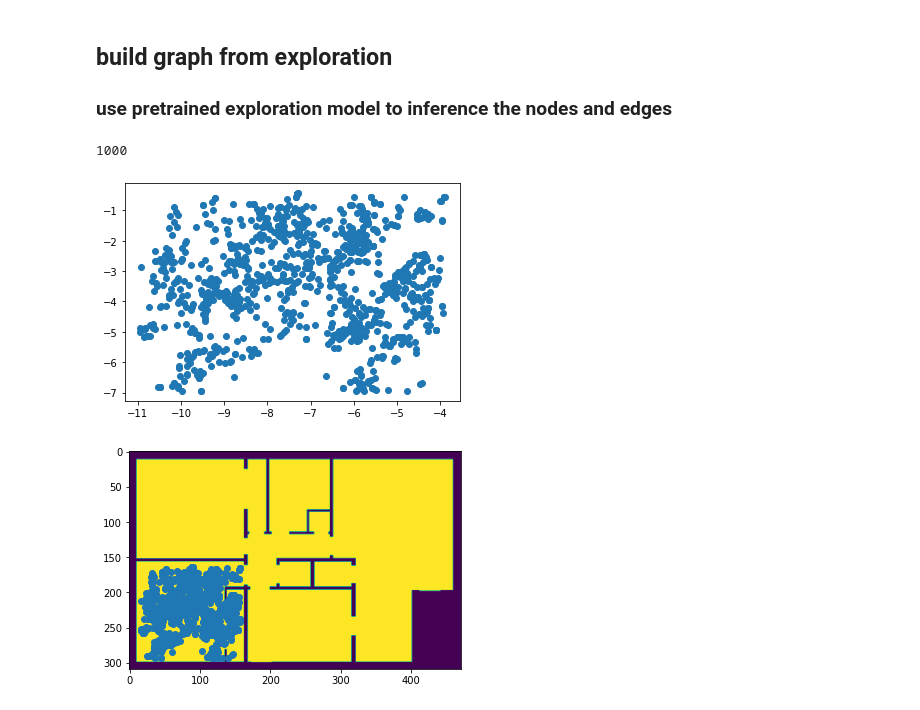
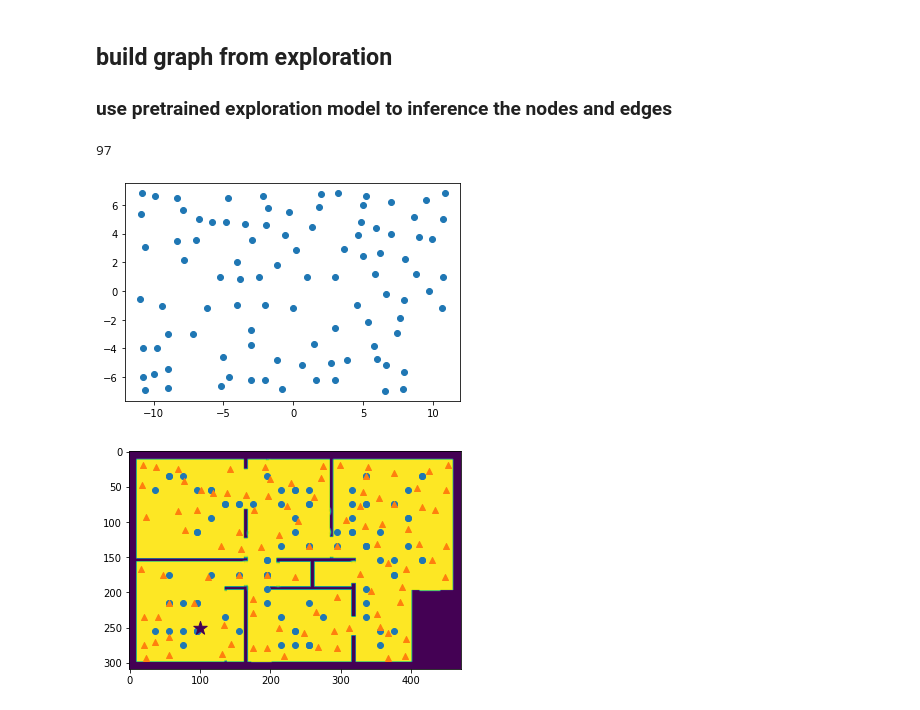
Before and after one commit to kai-zhang-er/interactive-navigation, a Jupyter notebook: contruct_graph.ipynb, the cells around one changed output. Drawn from its saved outputs; the diff is of its cells as text; code cells hidden in the pictures.

```diff
--- a/contruct_graph.ipynb
+++ b/contruct_graph.ipynb
@@ -12,30 +14,29 @@ import matplotlib.pyplot as plt
 
 nodes_list=[]
 
-with open("nodes.txt", "r") as f:
+with open("explore_nodes.txt", "r") as f:
     lines=f.readlines()
     for line in lines:
-        items=line.strip("\n ").split(";")
-        for item in items[:-1]:
-            x, y=item.split(",")
-            nodes_list.append([float(x), float(y)])
+        items=line.strip("\r ").split(";")
+        x, y=items[0].strip("\r ").split(",")
+        g_x, g_y=items[1].strip("\r ").split(",")
+        nodes_list.append([float(x), float(y), float(g_x), float(g_y)])
 
 print(len(nodes_list))
 # %% [output]
-1000
+97
 # %%
-import matplotlib.pyplot as plt
-import numpy as np
+
 
 nodes_array=np.array(nodes_list)
-plt.scatter(nodes_array[:,0], nodes_array[:,1])
+plt.scatter(nodes_array[:,2], nodes_array[:,3])
 plt.show()
 # %% [output]
-[figure, old version]
+[figure, new version]
 # %%
 import cv2
 
-image=cv2.imread("floor_plan_simple.png",0)
+image=cv2.imread("floor_plan_simple_plot.png",0)
 
 # show the points in the binary images
 def convert_pos_to_imagepos_array(robot_pos_array):
@@ -46,10 +47,13 @@ def convert_pos_to_imagepos_array(robot_pos_array):
     image_pos_array[:,1]=-robot_pos_array[:,1]/grid_size+cy
     return image_pos_array
 
-image_pos_array=convert_pos_to_imagepos_array(nodes_array)
+image_pos_array=convert_pos_to_imagepos_array(nodes_array[:,:2])
+next_goal_array=convert_pos_to_imagepos_array(nodes_array[:,2:4])
 
 plt.imshow(image)
-plt.scatter(image_pos_array[:,0], image_pos_array[:,1])
+plt.scatter(image_pos_array[:,0], image_pos_array[:,1], marker="o")
+plt.scatter(next_goal_array[:,0], next_goal_array[:,1], marker="^")
+plt.scatter(100,250, marker="*", s=200, c=19)
 plt.show()
 # %% [output]
-[figure, old version]
+[figure, new version]
```
Also changed, not shown: parts of 2 cells of this notebook, 10 other files.
